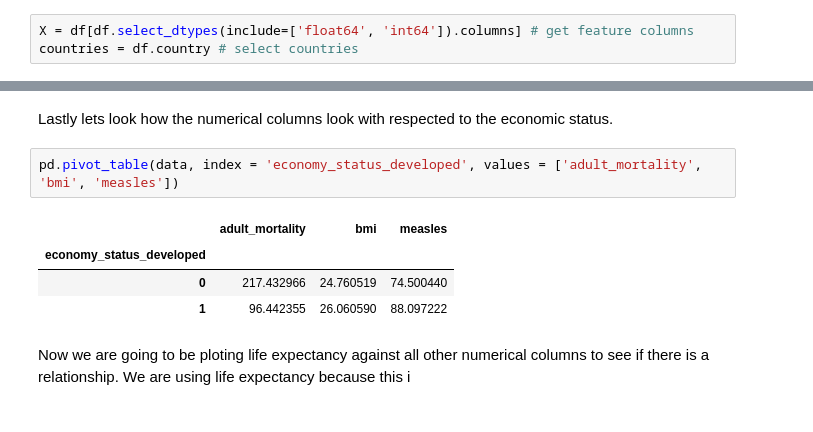
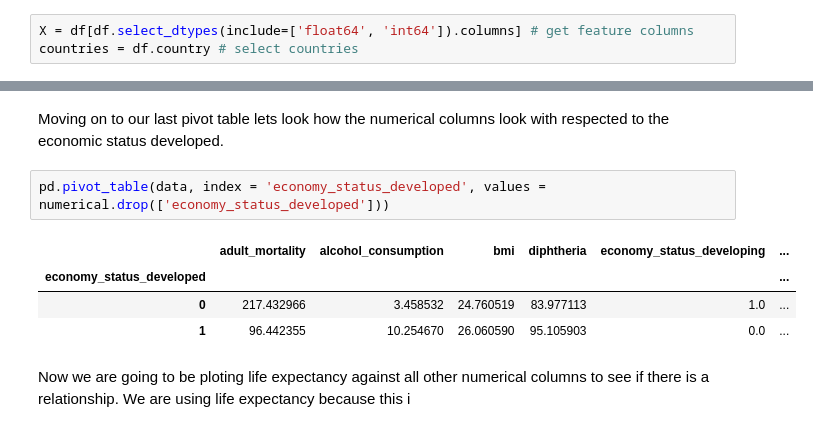
Before and after one commit to GaelGil/notebooks, a Jupyter notebook: who_life_expectancy/who_life_expectancy.ipynb, the cells around one changed output, grey strips where cells are left out. Saved outputs shown, nothing was run; the diff lists cells and outputs as text.

Commit message:
working on pivot table

```diff
--- a/who_life_expectancy/who_life_expectancy.ipynb
+++ b/who_life_expectancy/who_life_expectancy.ipynb
@@ -178,12 +177,12 @@ plt.show()
 # %% [markdown]
-Lastly lets look how the numerical columns look with respected to the economic status.
+Moving on to our last pivot table lets look how the numerical columns look with respected to the economic status developed.
 # %%
-pd.pivot_table(data, index = 'economy_status_developed', values = ['adult_mortality', 'bmi', 'measles'])
+pd.pivot_table(data, index = 'economy_status_developed', values = numerical.drop(['economy_status_developed']))
 # %% [output]
-|  | adult_mortality | bmi | measles |
-| economy_status_developed |  |  |  |
-| 0 | 217.432966 | 24.760519 | 74.500440 |
-| 1 | 96.442355 | 26.060590 | 88.097222 |
+|  | adult_mortality | alcohol_consumption | bmi | diphtheria | economy_status_developing | ... |
+| economy_status_developed |  |  |  |  |  | ... |
+| 0 | 217.432966 | 3.458532 | 24.760519 | 83.977113 | 1.0 | ... |
+| 1 | 96.442355 | 10.254670 | 26.060590 | 95.105903 | 0.0 | ... |
 # %% [markdown]
 Now we are going to be ploting life expectancy against all other numerical columns to see if there is a relationship. We are using life expectancy because this i
 # %%
```
Also changed, not shown: parts of 4 cells of this notebook.
